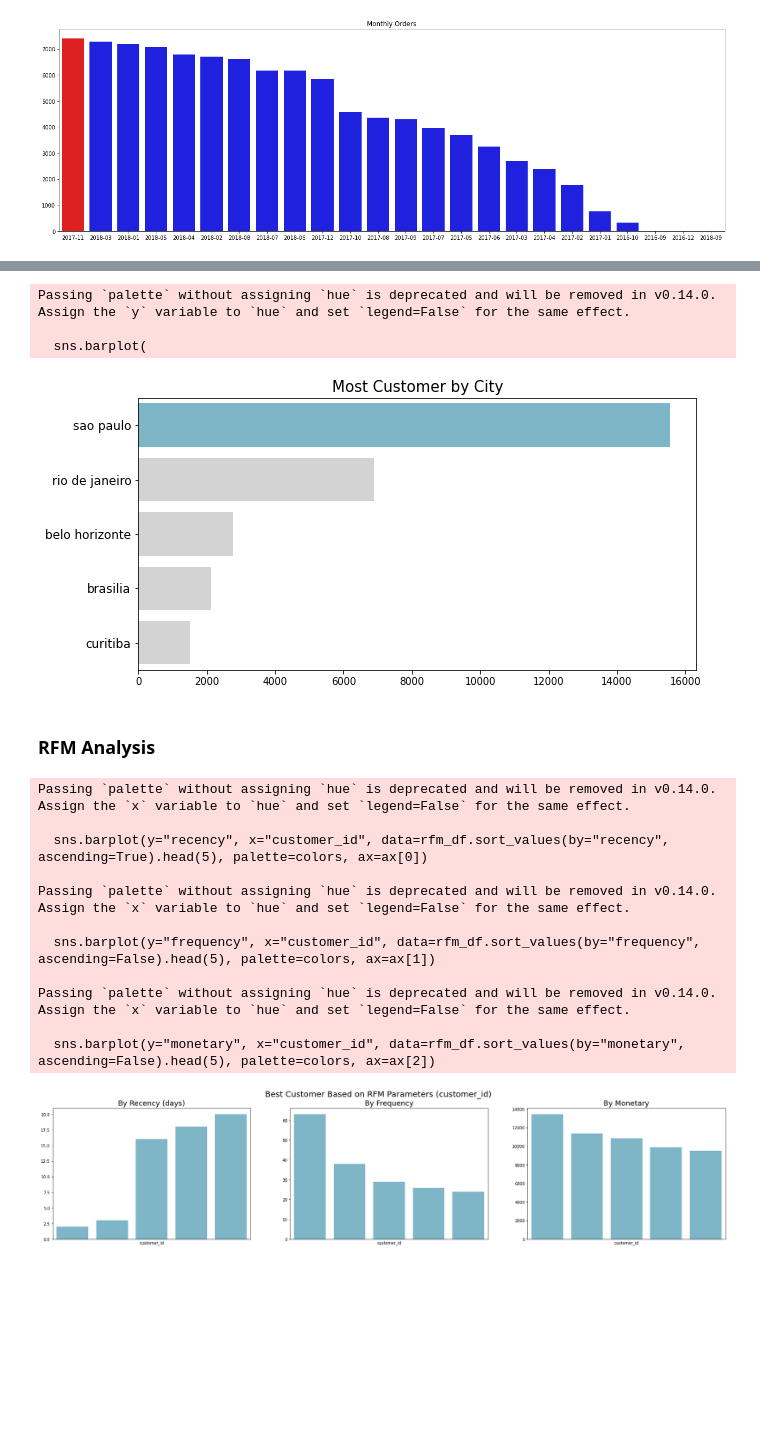
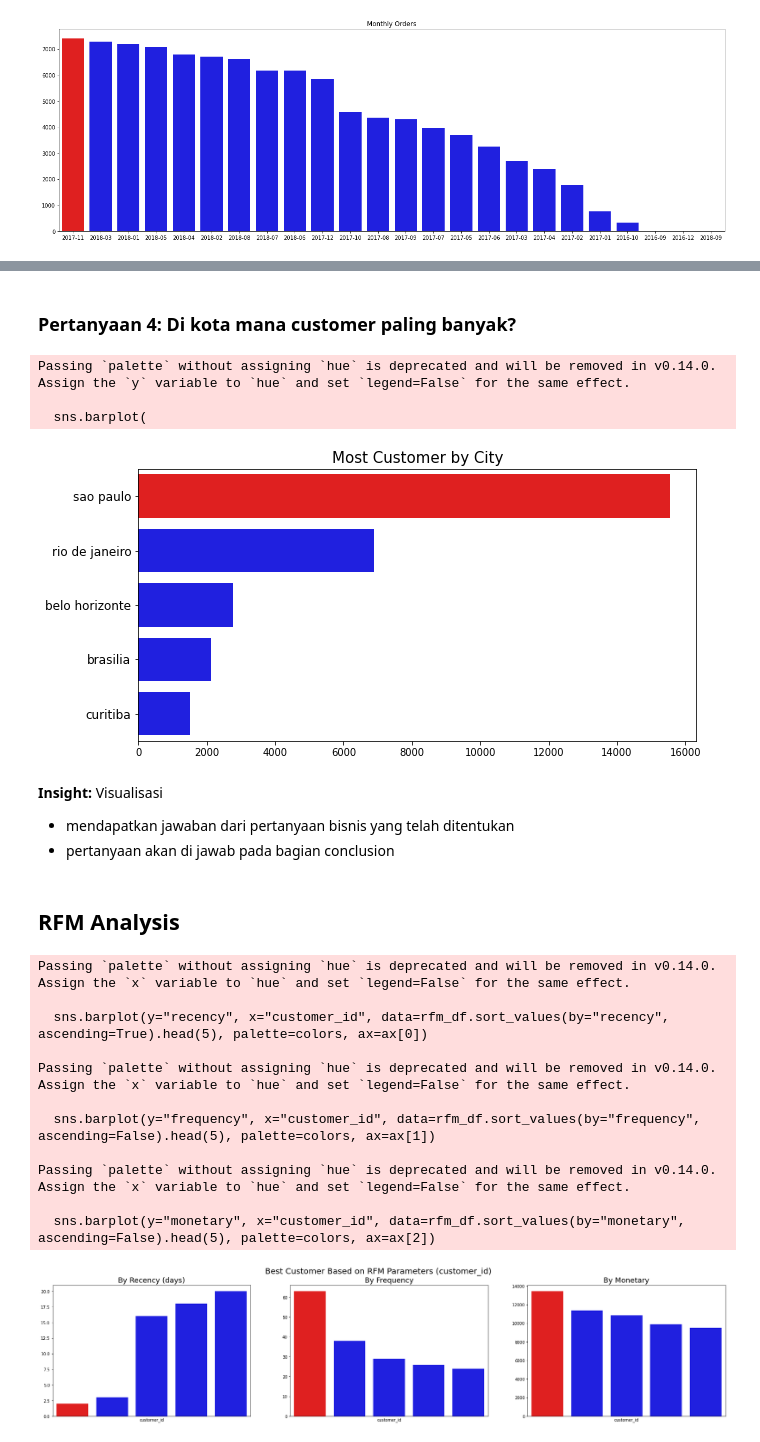
Before and after one commit to trooulala/Belajar-Analisis-Data-Dengan-Python-Submission, a Jupyter notebook: notebook.ipynb, the cells around one changed output, grey strips where cells are left out. Drawn from its saved outputs; the diff is of its cells as text; code cells hidden in the pictures; blank space fills up the shorter version.

```diff
--- a/notebook.ipynb
+++ b/notebook.ipynb
@@ -345,0 +518,3 @@ Membersihkan reviews_df
+# %%
+reviews_df["review_comment_title"].fillna("No Title", inplace=True)
+reviews_df["review_comment_message"].fillna("No Message", inplace=True)
@@ -356,5 +544 @@ review_answer_timestamp        0
 dtype: int64
-# %%
-# mengisi review yang kosong
-reviews_df["review_comment_title"].fillna("No Title", inplace=True)
-reviews_df["review_comment_message"].fillna("No Review", inplace=True)
@@ -669,7 +860,6 @@ sum_order_items_df.head()
 # %%
 fig, ax = plt.subplots(nrows=1, ncols=2, figsize=(24, 6))
 
-colors = ["#72BCD4", "#D3D3D3", "#D3D3D3", "#D3D3D3", "#D3D3D3"]
 
 sns.barplot(x="price", y="product_category_name_english", data=sum_order_items_df.head(), palette=colors, ax=ax[0])
 ax[0].set_ylabel(None)
@@ -700,19 +890,14 @@ Passing `palette` without assigning `hue` is deprecated and will be removed in v
+# %% [markdown]
+### Pertanyaan 4: Di kota mana customer paling banyak?
 # %%
-# berdasarkan states
 bycity_df = all_df.groupby(by="customer_city").customer_id.nunique().reset_index()
 bycity_df.rename(columns={
     "customer_id": "customer_count"
 }, inplace=True)
 bycity_df
 plt.figure(figsize=(10, 5))
-colors_ = ["#72BCD4", "#D3D3D3", "#D3D3D3", "#D3D3D3", "#D3D3D3", "#D3D3D3", "#D3D3D3", "#D3D3D3"]
-# sns.barplot(x="cutomer_count", y="cutomer_city", data=sum_order_items_df.sort_values(by="price", ascending=True).head(), palette=colors, ax=ax[1])
-sns.barplot(
-    x="customer_count",
-    y="customer_city",
-    data=bycity_df.sort_values(by="customer_count", ascending=False).head(),
-    palette=colors_
-)
+
+sns.barplot(x="customer_count", y="customer_city",data=bycity_df.sort_values(by="customer_count", ascending=False).head(), palette=colors)
 plt.title("Most Customer by City", loc="center", fontsize=15)
 plt.ylabel(None)
 plt.xlabel(None)
@@ -722,7 +907,11 @@ plt.show()
 Passing `palette` without assigning `hue` is deprecated and will be removed in v0.14.0. Assign the `y` variable to `hue` and set `legend=False` for the same effect.
 
   sns.barplot(
-[figure, old version]
+[figure, new version]
+# %% [markdown]
+**Insight:** Visualisasi
+- mendapatkan jawaban dari pertanyaan bisnis yang telah ditentukan
+- pertanyaan akan di jawab pada bagian conclusion
 # %% [markdown]
-### RFM Analysis
+## RFM Analysis
 # %%
@@ -746,9 +935,8 @@ rfm_df = pd.DataFrame({
 # %%
 fig, ax = plt.subplots(nrows=1, ncols=3, figsize=(30, 6))
 
-colors = ["#72BCD4", "#72BCD4", "#72BCD4", "#72BCD4", "#72BCD4"]
 
-# beri comentar pada ax[index].set_xticks([]) bila ingin melihat customer nya by id
+
 
 
 sns.barplot(y="recency", x="customer_id", data=rfm_df.sort_values(by="recency", ascending=True).head(5), palette=colors, ax=ax[0])
@@ -765,31 +953,31 @@ ax[1].set_ylabel(None)
 ax[1].set_xlabel('customer_id')
 ax[1].set_title("By Frequency", loc="center", fontsize=18)
 ax[1].tick_params(axis='x', labelsize=15)
 ax[1].set_xticklabels(ax[0].get_xticklabels(), rotation=90)
 ax[1].set_xticks([])
 
 
 sns.barplot(y="monetary", x="customer_id", data=rfm_df.sort_values(by="monetary", ascending=False).head(5), palette=colors, ax=ax[2])
 ax[2].set_ylabel(None)
 ax[2].set_xlabel('customer_id')
 ax[2].set_title("By Monetary", loc="center", fontsize=18)
 ax[2].tick_params(axis='x', labelsize=15)
 ax[2].set_xticklabels(ax[0].get_xticklabels(), rotation=90)
 ax[2].set_xticks([])
 
 
 plt.suptitle("Best Customer Based on RFM Parameters (customer_id)", fontsize=20)
 plt.show()
 # %% [output]
 Passing `palette` without assigning `hue` is deprecated and will be removed in v0.14.0. Assign the `x` variable to `hue` and set `legend=False` for the same effect.
 
   sns.barplot(y="recency", x="customer_id", data=rfm_df.sort_values(by="recency", ascending=True).head(5), palette=colors, ax=ax[0])
 
 Passing `palette` without assigning `hue` is deprecated and will be removed in v0.14.0. Assign the `x` variable to `hue` and set `legend=False` for the same effect.
 
   sns.barplot(y="frequency", x="customer_id", data=rfm_df.sort_values(by="frequency", ascending=False).head(5), palette=colors, ax=ax[1])
 
 Passing `palette` without assigning `hue` is deprecated and will be removed in v0.14.0. Assign the `x` variable to `hue` and set `legend=False` for the same effect.
 
   sns.barplot(y="monetary", x="customer_id", data=rfm_df.sort_values(by="monetary", ascending=False).head(5), palette=colors, ax=ax[2])
-[figure, old version]
+[figure, new version]
```
Also changed, not shown: parts of 94 cells of this notebook, 2 other files.
